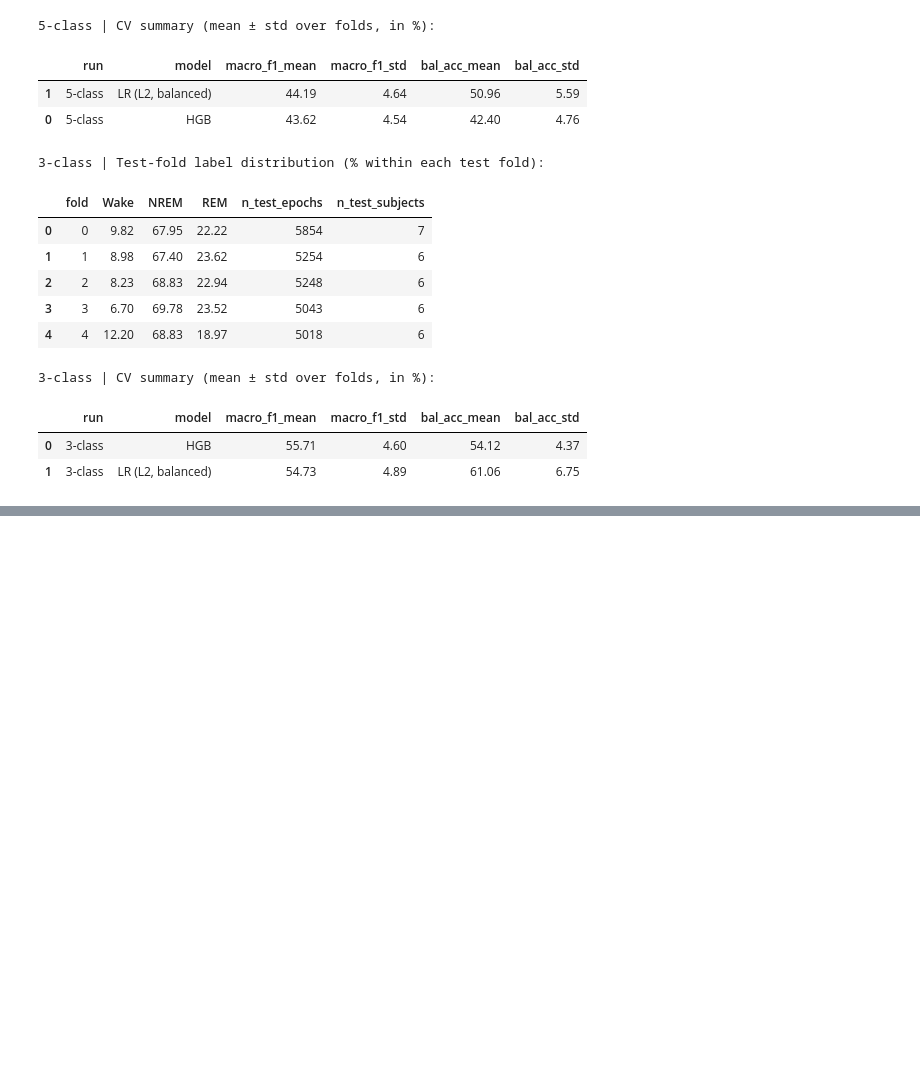
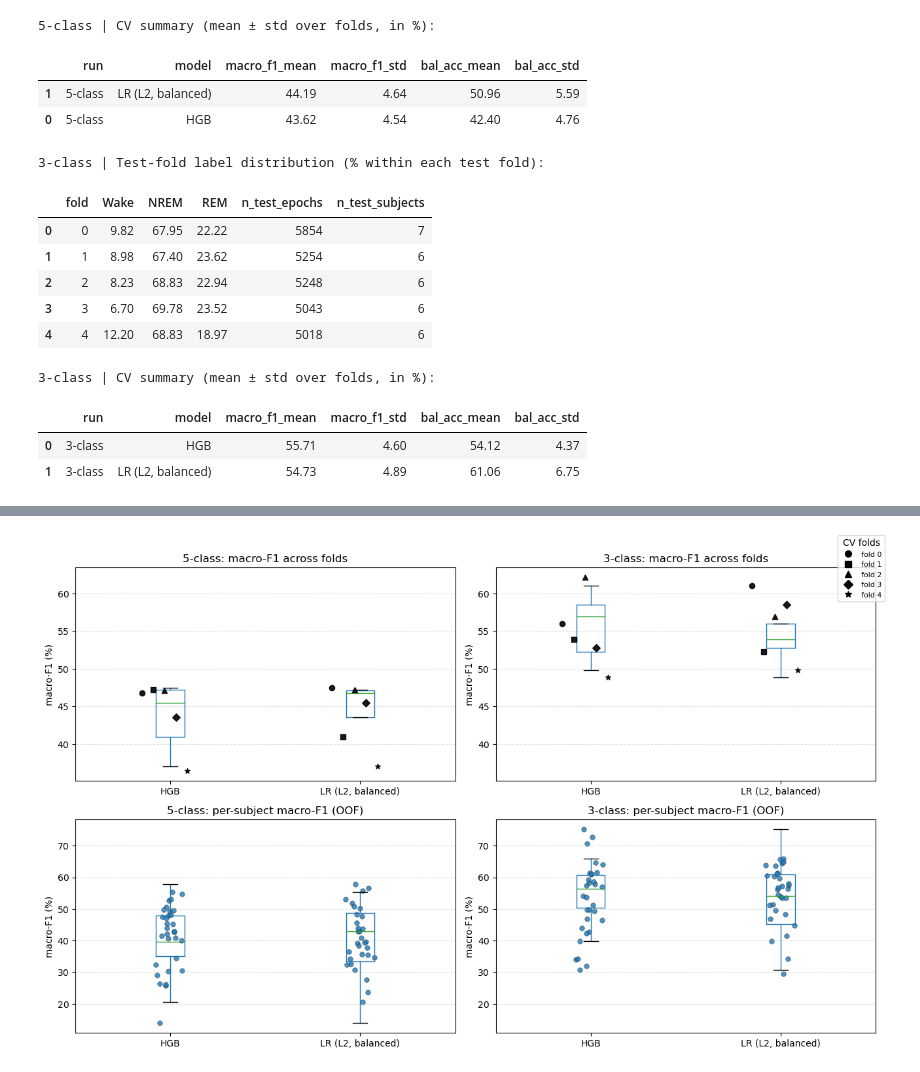
Before and after one commit to ChouaibB/wearables-ml-examples, a Jupyter notebook: notebooks/03_sleep_stage_classification_from_wrist_acc_hr_sleep_accel.ipynb, the cells around one changed output, grey strips where cells are left out. Drawn from its saved outputs; the diff is of its cells as text; code cells hidden in the pictures; blank space fills up the shorter version.

Commit message:
summarizing overall results as one plot + comments

```diff
--- a/notebooks/03_sleep_stage_classification_from_wrist_acc_hr_sleep_accel.ipynb
+++ b/notebooks/03_sleep_stage_classification_from_wrist_acc_hr_sleep_accel.ipynb
@@ -791,0 +807,95 @@ display(summary_3c)
+# %%
+fig, axes = plt.subplots(2, 2, figsize=(13, 8), sharey="row")
+plt.suptitle("")
+
+fold_markers = ["o", "s", "^", "D", "*"]
+jitter = 0.06  # small horizontal jitter
+
+# -----------------------------
+# Row 1: per-fold (5-class left, 3-class right)
+# -----------------------------
+# ---- 5-class: across folds ----
+ax = axes[0, 0]
+fold_plot_5c.boxplot(column="macro_f1_pct", by="model", grid=False, ax=ax, showfliers=False)
+ax.set_title("5-class: macro-F1 across folds")
+ax.set_ylabel("macro-F1 (%)")
+ax.set_xlabel("")
+
+models = list(fold_plot_5c["model"].unique())
+xmap = {m: i + 1 for i, m in enumerate(models)}
+folds = sorted(fold_plot_5c["fold"].unique())
+marker_handles = []
+
+for i, (f, marker) in enumerate(zip(folds, fold_markers)):
+    tmp = fold_plot_5c[fold_plot_5c["fold"] == f]
+    x = tmp["model"].map(xmap) + (i - len(folds) / 2) * jitter
+    ax.scatter(x, tmp["macro_f1_pct"], marker=marker, c="black", s=35, alpha=0.9, zorder=3)
+    marker_handles.append(
+        mlines.Line2D([], [], linestyle="None", marker=marker, color="black",
+                      markersize=7, label=f"fold {f}")
+    )
+
+# ---- 3-class: across folds ----
+ax = axes[0, 1]
+fold_plot_3c.boxplot(column="macro_f1_pct", by="model", grid=False, ax=ax, showfliers=False)
+ax.set_title("3-class: macro-F1 across folds")
+ax.set_ylabel("macro-F1 (%)")
+ax.set_xlabel("")
+
+models = list(fold_plot_3c["model"].unique())
+xmap = {m: i + 1 for i, m in enumerate(models)}
+folds = sorted(fold_plot_3c["fold"].unique())
+
+for i, (f, marker) in enumerate(zip(folds, fold_markers)):
+    tmp = fold_plot_3c[fold_plot_3c["fold"] == f]
+    x = tmp["model"].map(xmap) + (i - len(folds) / 2) * jitter
+    ax.scatter(x, tmp["macro_f1_pct"], marker=marker, c="black", s=35, alpha=0.9, zorder=3)
+
+# -----------------------------
+# Row 2: per-subject (5-class left, 3-class right)
+# -----------------------------
+# ---- 5-class: per-subject ----
+ax = axes[1, 0]
+per_subj_5c.boxplot(column="macro_f1_pct", by="model", grid=False, ax=ax, showfliers=False)
+ax.set_title("5-class: per-subject macro-F1 (OOF)")
+ax.set_ylabel("macro-F1 (%)")
+ax.set_xlabel("")
+rng = np.random.RandomState(RANDOM_STATE)
+for i, m in enumerate(per_subj_5c["model"].unique(), start=1):
+    vals = per_subj_5c.loc[per_subj_5c["model"] == m, "macro_f1_pct"].to_numpy()
+    x = i + rng.normal(0.0, 0.04, size=len(vals))
+    ax.scatter(x, vals, s=30, c="tab:blue", alpha=0.8, edgecolors="black", linewidths=0.3)
+
+# ---- 3-class: per-subject ----
+ax = axes[1, 1]
+per_subj_3c.boxplot(column="macro_f1_pct", by="model", grid=False, ax=ax, showfliers=False)
+ax.set_title("3-class: per-subject macro-F1 (OOF)")
+ax.set_ylabel("macro-F1 (%)")
+ax.set_xlabel("")
+rng = np.random.RandomState(RANDOM_STATE)
+for i, m in enumerate(per_subj_3c["model"].unique(), start=1):
+    vals = per_subj_3c.loc[per_subj_3c["model"] == m, "macro_f1_pct"].to_numpy()
+    x = i + rng.normal(0.0, 0.04, size=len(vals))
+    ax.scatter(x, vals, s=30, c="tab:blue", alpha=0.8, edgecolors="black", linewidths=0.3)
+
+plt.suptitle("")
+for ax in axes.ravel():
+    ax.tick_params(axis="x", rotation=0)
+
+# Figure-level legend for fold markers
+fig.legend(
+    handles=marker_handles,
+    loc="upper right",
+    ncol=1,
+    frameon=True,
+    fontsize=8,
+    title="CV folds",
+)
+for ax in axes[:, 1]:
+    ax.tick_params(labelleft=True)
+for ax in axes.ravel():
+    ax.grid(True, axis="y", linestyle="--", alpha=0.4)
+plt.tight_layout()
+plt.show()
+# %% [output]
+[figure, added]
```
Also changed, not shown: parts of 3 cells of this notebook.
